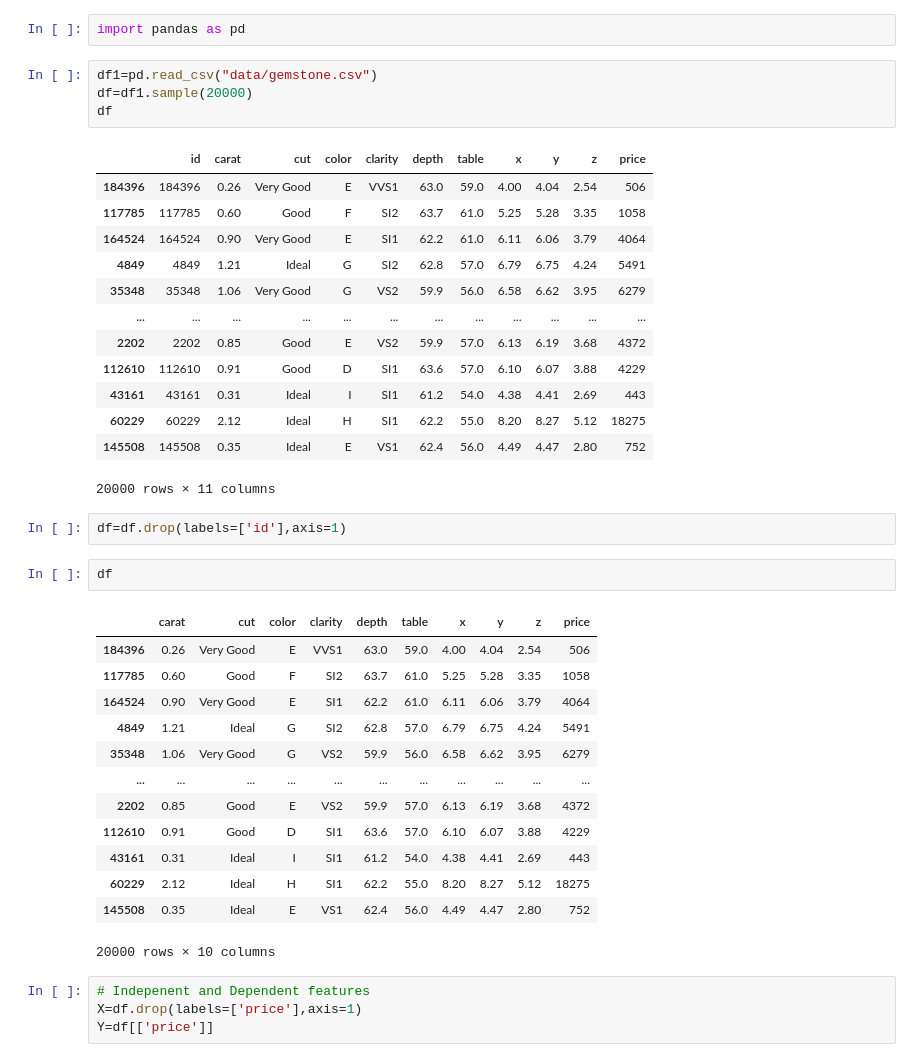
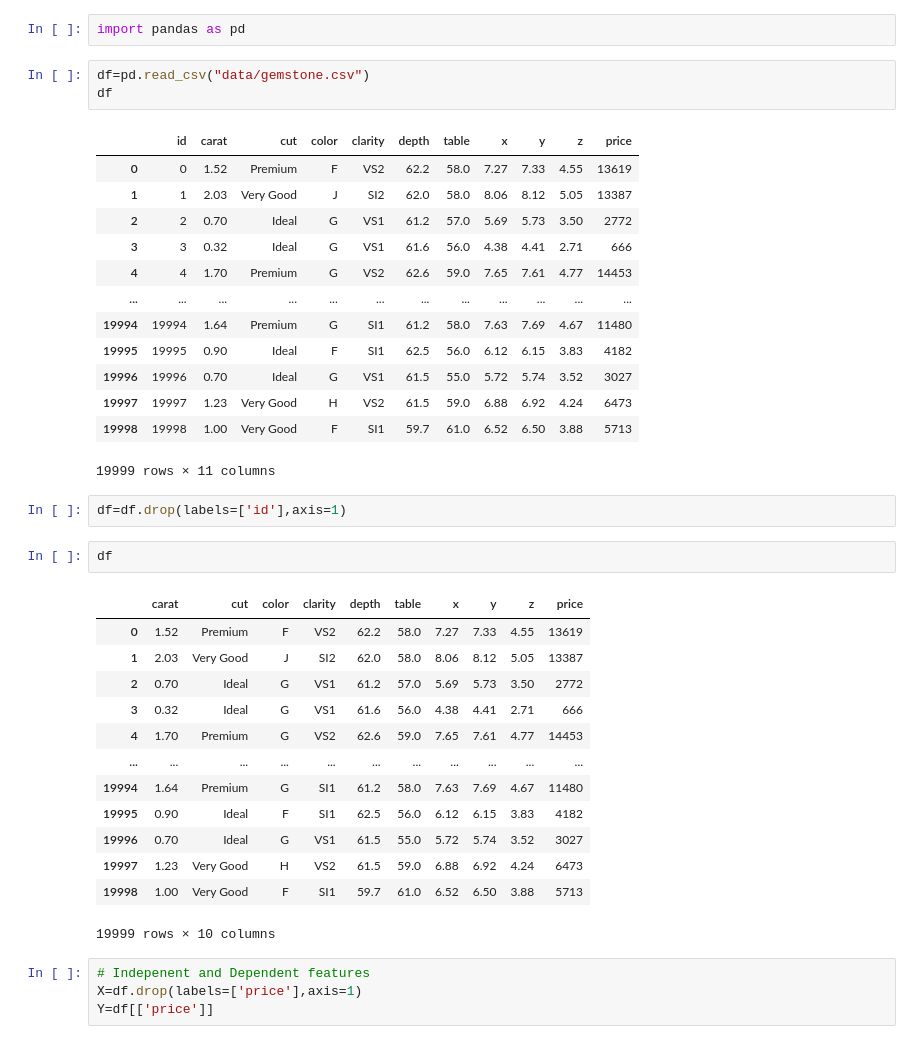
Before and after one commit to Properpython/Diamond-price-Prediction, a Jupyter notebook: notebooks/modeltraining.ipynb, the cells around one changed output. Cells and saved outputs as stored; diff of their text form.

```diff
--- a/notebooks/modeltraining.ipynb
+++ b/notebooks/modeltraining.ipynb
@@ -3,41 +3,40 @@
 # %%
 import pandas as pd
 # %%
-df1=pd.read_csv("data/gemstone.csv")
-df=df1.sample(20000)
+df=pd.read_csv("data/gemstone.csv")
 df
 # %% [output]
 |  | id | carat | cut | color | clarity | depth | table | x | y | z | price |
-| 184396 | 184396 | 0.26 | Very Good | E | VVS1 | 63.0 | 59.0 | 4.00 | 4.04 | 2.54 | 506 |
-| 117785 | 117785 | 0.60 | Good | F | SI2 | 63.7 | 61.0 | 5.25 | 5.28 | 3.35 | 1058 |
-| 164524 | 164524 | 0.90 | Very Good | E | SI1 | 62.2 | 61.0 | 6.11 | 6.06 | 3.79 | 4064 |
-| 4849 | 4849 | 1.21 | Ideal | G | SI2 | 62.8 | 57.0 | 6.79 | 6.75 | 4.24 | 5491 |
-| 35348 | 35348 | 1.06 | Very Good | G | VS2 | 59.9 | 56.0 | 6.58 | 6.62 | 3.95 | 6279 |
+| 0 | 0 | 1.52 | Premium | F | VS2 | 62.2 | 58.0 | 7.27 | 7.33 | 4.55 | 13619 |
+| 1 | 1 | 2.03 | Very Good | J | SI2 | 62.0 | 58.0 | 8.06 | 8.12 | 5.05 | 13387 |
+| 2 | 2 | 0.70 | Ideal | G | VS1 | 61.2 | 57.0 | 5.69 | 5.73 | 3.50 | 2772 |
+| 3 | 3 | 0.32 | Ideal | G | VS1 | 61.6 | 56.0 | 4.38 | 4.41 | 2.71 | 666 |
+| 4 | 4 | 1.70 | Premium | G | VS2 | 62.6 | 59.0 | 7.65 | 7.61 | 4.77 | 14453 |
 | ... | ... | ... | ... | ... | ... | ... | ... | ... | ... | ... | ... |
-| 2202 | 2202 | 0.85 | Good | E | VS2 | 59.9 | 57.0 | 6.13 | 6.19 | 3.68 | 4372 |
-| 112610 | 112610 | 0.91 | Good | D | SI1 | 63.6 | 57.0 | 6.10 | 6.07 | 3.88 | 4229 |
-| 43161 | 43161 | 0.31 | Ideal | I | SI1 | 61.2 | 54.0 | 4.38 | 4.41 | 2.69 | 443 |
-| 60229 | 60229 | 2.12 | Ideal | H | SI1 | 62.2 | 55.0 | 8.20 | 8.27 | 5.12 | 18275 |
-| 145508 | 145508 | 0.35 | Ideal | E | VS1 | 62.4 | 56.0 | 4.49 | 4.47 | 2.80 | 752 |
+| 19994 | 19994 | 1.64 | Premium | G | SI1 | 61.2 | 58.0 | 7.63 | 7.69 | 4.67 | 11480 |
+| 19995 | 19995 | 0.90 | Ideal | F | SI1 | 62.5 | 56.0 | 6.12 | 6.15 | 3.83 | 4182 |
+| 19996 | 19996 | 0.70 | Ideal | G | VS1 | 61.5 | 55.0 | 5.72 | 5.74 | 3.52 | 3027 |
+| 19997 | 19997 | 1.23 | Very Good | H | VS2 | 61.5 | 59.0 | 6.88 | 6.92 | 4.24 | 6473 |
+| 19998 | 19998 | 1.00 | Very Good | F | SI1 | 59.7 | 61.0 | 6.52 | 6.50 | 3.88 | 5713 |
-20000 rows × 11 columns
+19999 rows × 11 columns
 # %%
 df=df.drop(labels=['id'],axis=1)
 # %%
 df
 # %% [output]
 |  | carat | cut | color | clarity | depth | table | x | y | z | price |
-| 184396 | 0.26 | Very Good | E | VVS1 | 63.0 | 59.0 | 4.00 | 4.04 | 2.54 | 506 |
-| 117785 | 0.60 | Good | F | SI2 | 63.7 | 61.0 | 5.25 | 5.28 | 3.35 | 1058 |
-| 164524 | 0.90 | Very Good | E | SI1 | 62.2 | 61.0 | 6.11 | 6.06 | 3.79 | 4064 |
-| 4849 | 1.21 | Ideal | G | SI2 | 62.8 | 57.0 | 6.79 | 6.75 | 4.24 | 5491 |
-| 35348 | 1.06 | Very Good | G | VS2 | 59.9 | 56.0 | 6.58 | 6.62 | 3.95 | 6279 |
+| 0 | 1.52 | Premium | F | VS2 | 62.2 | 58.0 | 7.27 | 7.33 | 4.55 | 13619 |
+| 1 | 2.03 | Very Good | J | SI2 | 62.0 | 58.0 | 8.06 | 8.12 | 5.05 | 13387 |
+| 2 | 0.70 | Ideal | G | VS1 | 61.2 | 57.0 | 5.69 | 5.73 | 3.50 | 2772 |
+| 3 | 0.32 | Ideal | G | VS1 | 61.6 | 56.0 | 4.38 | 4.41 | 2.71 | 666 |
+| 4 | 1.70 | Premium | G | VS2 | 62.6 | 59.0 | 7.65 | 7.61 | 4.77 | 14453 |
 | ... | ... | ... | ... | ... | ... | ... | ... | ... | ... | ... |
-| 2202 | 0.85 | Good | E | VS2 | 59.9 | 57.0 | 6.13 | 6.19 | 3.68 | 4372 |
-| 112610 | 0.91 | Good | D | SI1 | 63.6 | 57.0 | 6.10 | 6.07 | 3.88 | 4229 |
-| 43161 | 0.31 | Ideal | I | SI1 | 61.2 | 54.0 | 4.38 | 4.41 | 2.69 | 443 |
-| 60229 | 2.12 | Ideal | H | SI1 | 62.2 | 55.0 | 8.20 | 8.27 | 5.12 | 18275 |
-| 145508 | 0.35 | Ideal | E | VS1 | 62.4 | 56.0 | 4.49 | 4.47 | 2.80 | 752 |
+| 19994 | 1.64 | Premium | G | SI1 | 61.2 | 58.0 | 7.63 | 7.69 | 4.67 | 11480 |
+| 19995 | 0.90 | Ideal | F | SI1 | 62.5 | 56.0 | 6.12 | 6.15 | 3.83 | 4182 |
+| 19996 | 0.70 | Ideal | G | VS1 | 61.5 | 55.0 | 5.72 | 5.74 | 3.52 | 3027 |
+| 19997 | 1.23 | Very Good | H | VS2 | 61.5 | 59.0 | 6.88 | 6.92 | 4.24 | 6473 |
+| 19998 | 1.00 | Very Good | F | SI1 | 59.7 | 61.0 | 6.52 | 6.50 | 3.88 | 5713 |
-20000 rows × 10 columns
+19999 rows × 10 columns
 # %%
 # Indepenent and Dependent features
 X=df.drop(labels=['price'],axis=1)
```
Also changed, not shown: parts of 4 cells of this notebook, 11 other files.
